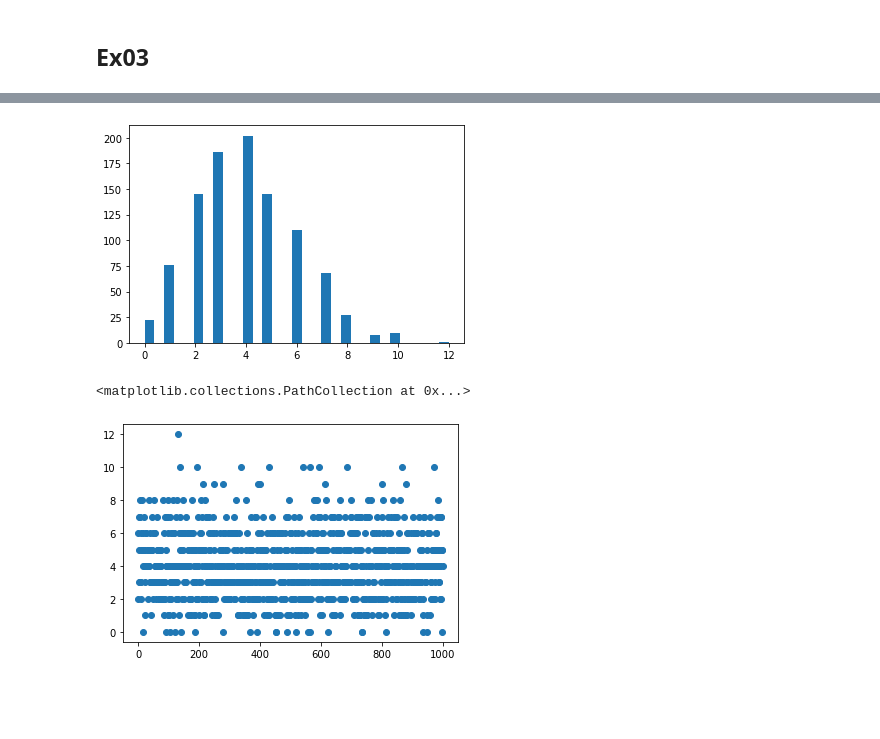
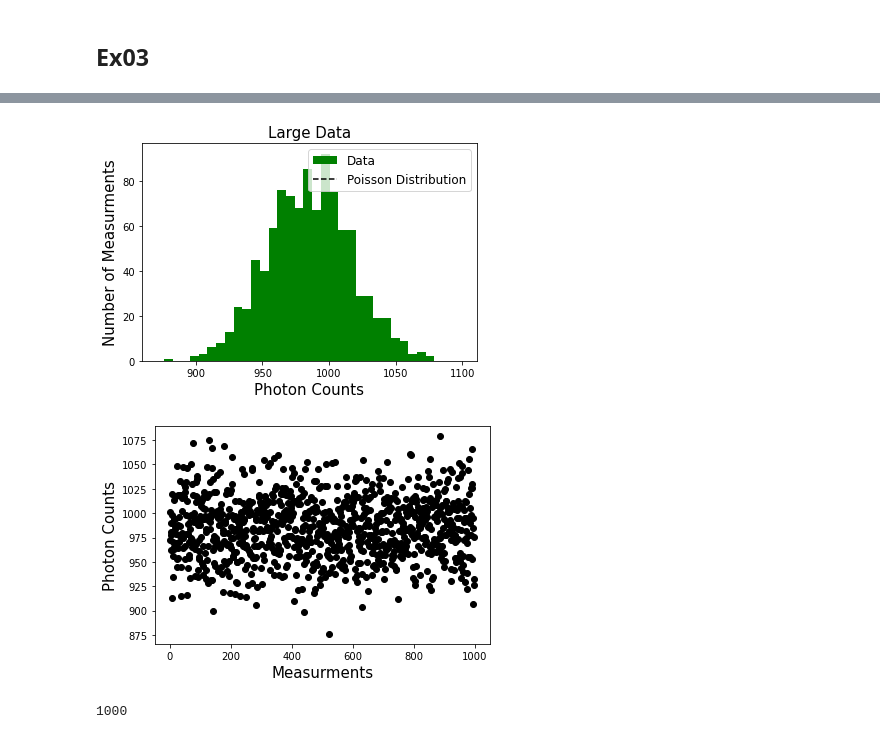
Before and after one commit to afinemax/AST326, a Jupyter notebook: lab01/ex02-03.ipynb, the cells around one changed output, grey strips where cells are left out. Drawn from its saved outputs; the diff is of its cells as text; code cells hidden in the pictures; blank space fills up the shorter version.

Commit message:
worked on lab01, data analysis almost done!

```diff
--- a/lab01/ex02-03.ipynb
+++ b/lab01/ex02-03.ipynb
@@ -77,9 +137,10 @@ what is a good value? how do we justify this?
 # %%
-# make plotting function
-plt.hist(small_data, bins=int(np.sqrt(len(small_data))))
-plt.show()
-plt.scatter(np.arange(0, len(small_data)), small_data)
+plot_hist_scatter(large_data, title1='Large Data', title2='Large Data',
+                      save_name1='large.pdf', save_name2='large.pdf')
 # %% [output]
-[figure, old version]
+[figure, new version]
-<matplotlib.collections.PathCollection at 0x...>
-[figure, old version]
+[figure, new version]
+# %%
+len(large_data)
+# %% [output]
+1000
```
Also changed, not shown: parts of 5 cells of this notebook, 7 other files.
